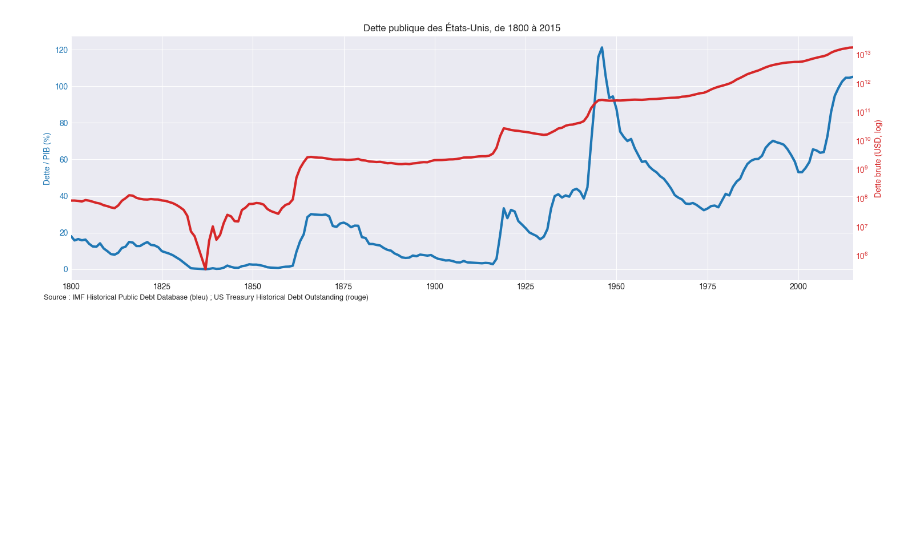
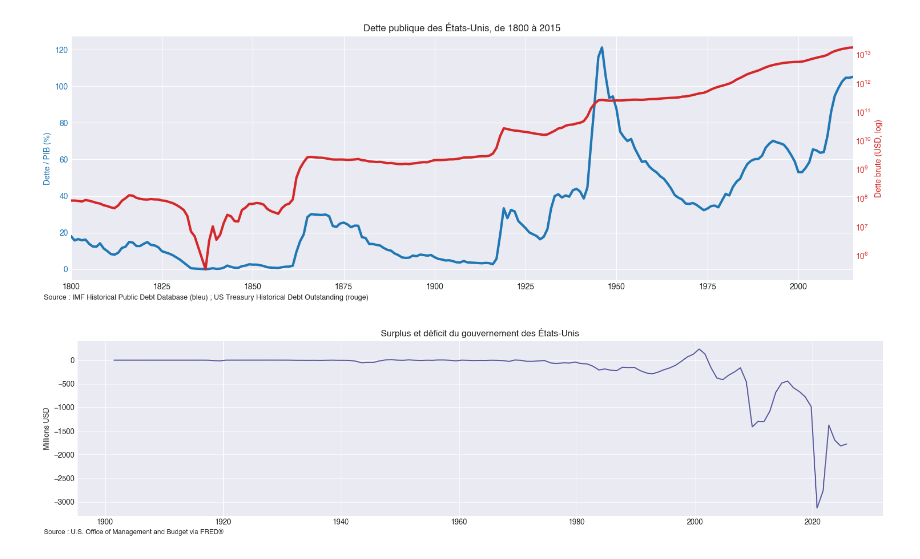
Before and after one commit to miche-quiche/OikopediaCharts, a Jupyter notebook: TreasuryMarketFofData.ipynb, the cells around one changed output. Cells and saved outputs as stored; diff of their text form; code cells hidden in the pictures; blank space fills up the shorter version.

```diff
--- a/TreasuryMarketFofData.ipynb
+++ b/TreasuryMarketFofData.ipynb
@@ -284,3 +284,25 @@ fig.tight_layout()
 plt.show()
 # %% [output]
 [figure]
+# %%
+import pandas as pd
+import matplotlib.pyplot as plt
+
+# lecture du CSV
+df = pd.read_csv("Data/FYFSD.csv")
+
+# conversion de la colonne date
+df["observation_date"] = pd.to_datetime(df["observation_date"])
+df = df.sort_values("observation_date")  # tri par date
+
+# création du graphique
+fig, ax = plt.subplots(figsize=(16, 4))
+ax.plot(df["observation_date"], df["FYFSD"]/1000)
+ax.set_title("Surplus et déficit du gouvernement des États-Unis")
+ax.set_ylabel("Millions USD")
+
+fig.text(0.01, -0.0, "Source : U.S. Office of Management and Budget via FRED®", ha="left", fontsize=9)
+plt.tight_layout()
+plt.show()
+# %% [output]
+[figure, added]
```
Also changed, not shown: parts of 1 cell of this notebook.
